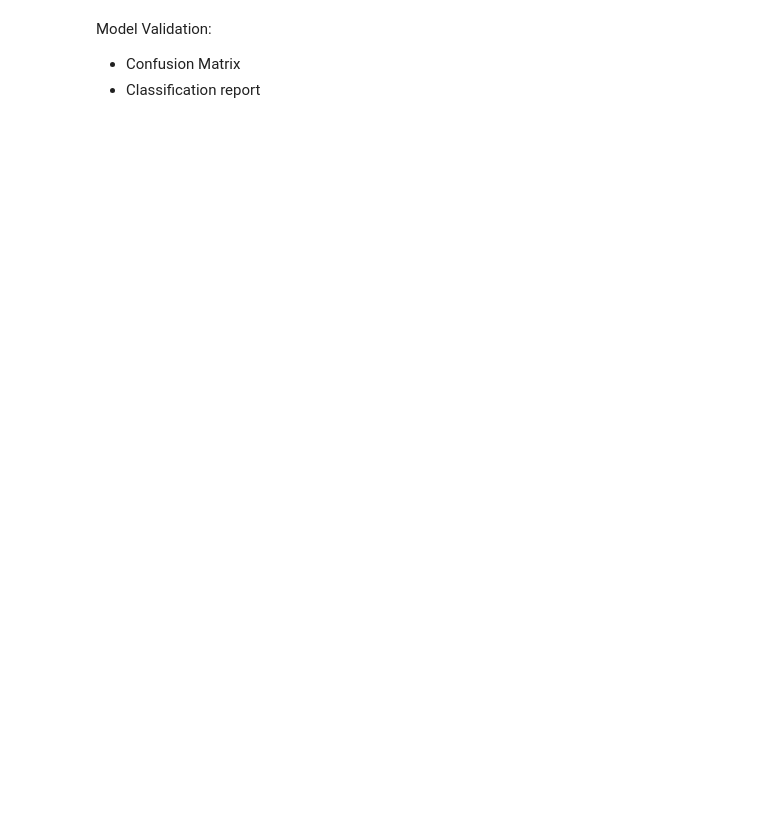
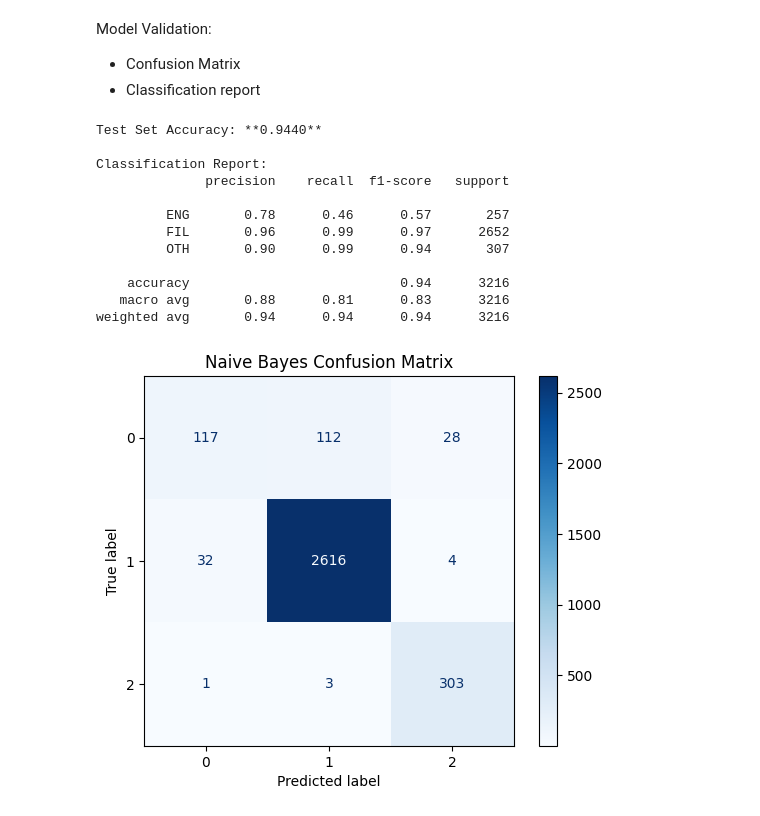
Before and after one commit to ejmasuncion/pinoy_bot, a Jupyter notebook: main.ipynb, the cells around one changed output. Drawn from its saved outputs; the diff is of its cells as text; code cells hidden in the pictures; blank space fills up the shorter version.

```diff
--- a/main.ipynb
+++ b/main.ipynb
@@ -110,3 +295,15 @@ Train Test Split
 ML Modelling
 # %% [markdown]
 Naive Bayes
+# %%
+from sklearn.naive_bayes import GaussianNB
+from sklearn.metrics import accuracy_score
+
+nb_model = GaussianNB()
+nb_model.fit(X_train_resampled, y_train_resampled)
+
+y_val_pred = nb_model.predict(X_val)
+val_accuracy = accuracy_score(y_val, y_val_pred)
+print(f"\nValidation Set Accuracy: {val_accuracy:.4f}")
+
+## Hypertune by changing model parameters if needed (var_smoothing for GaussianNB)
@@ -112,0 +312,9 @@ Naive Bayes
+# %%
+nb_model = GaussianNB(var_smoothing=np.float64(0.0001873817422860383))
+nb_model.fit(X_train_resampled, y_train_resampled)
+
+y_val_pred = nb_model.predict(X_val)
+val_accuracy = accuracy_score(y_val, y_val_pred)
+print(f"\nValidation Set Accuracy: {val_accuracy:.4f}")
+
+## Hypertune by changing model parameters if needed (var_smoothing for GaussianNB)
@@ -116,3 +395,33 @@ Decision Trees
 Model Validation:
 - Confusion Matrix
 - Classification report
+# %%
+from sklearn.metrics import classification_report, confusion_matrix, ConfusionMatrixDisplay
+
+
+y_test_pred = nb_model.predict(X_test)
+test_accuracy = accuracy_score(y_test, y_test_pred)
+
+print(f"Test Set Accuracy: **{test_accuracy:.4f}**")
+print("\nClassification Report:")
+print(classification_report(y_test, y_test_pred, zero_division=0))
+
+cm = confusion_matrix(y_test, y_test_pred)
+disp = ConfusionMatrixDisplay(confusion_matrix=cm)
+disp.plot(cmap=plt.cm.Blues)
+plt.title("Naive Bayes Confusion Matrix")
+plt.show()
+# %% [output]
+Test Set Accuracy: **0.9440**
+
+Classification Report:
+              precision    recall  f1-score   support
+
+         ENG       0.78      0.46      0.57       257
+         FIL       0.96      0.99      0.97      2652
+         OTH       0.90      0.99      0.94       307
+
+    accuracy                           0.94      3216
+   macro avg       0.88      0.81      0.83      3216
+weighted avg       0.94      0.94      0.94      3216
+[figure, added]
```
Also changed, not shown: parts of 31 cells of this notebook.
